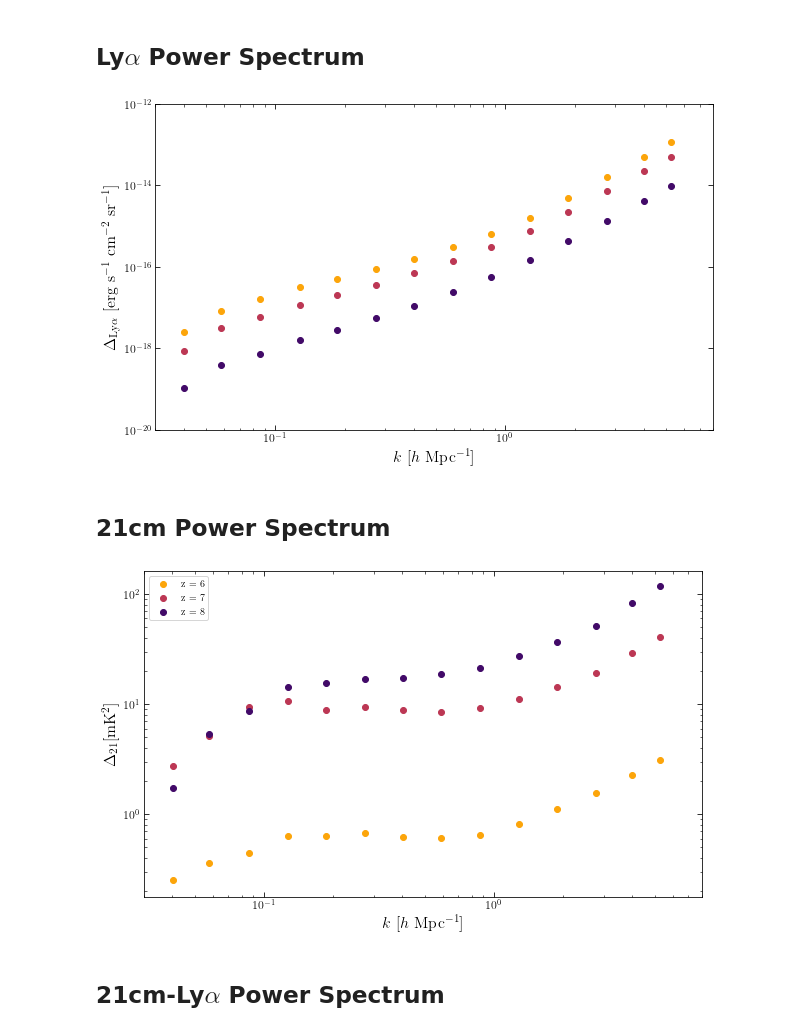
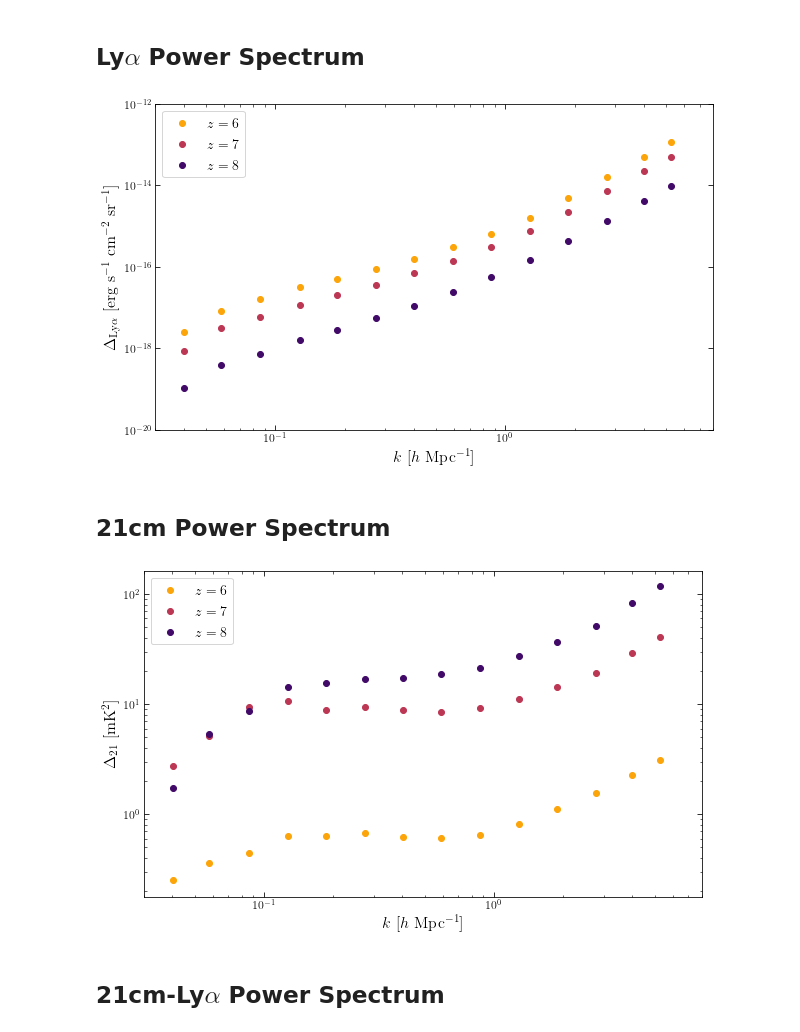
Before and after one commit to tacox5/Senior_Thesis, a Jupyter notebook: notebooks/plots_for_thesis.ipynb, the cells around one changed output. Cells and saved outputs as stored; diff of their text form; code cells hidden in the pictures.

```diff
--- a/notebooks/plots_for_thesis.ipynb
+++ b/notebooks/plots_for_thesis.ipynb
@@ -222,19 +216,20 @@ lya_cube = xcorr.cube_brightness(halo_mass, halo_pos, z)
 ps_8, k = xcorr.dimensional_ps(lya_cube, 200, bins = 14, log_bins = True)
 # %%
 plt.figure(figsize = (10, 6))
-plt.scatter(k, ps_6, color = colors[0])
+plt.scatter(k, ps_6, color = colors[0], label = r'$z = 6$')
 plt.plot(k, ps_6, color = colors[0], alpha = 0.)
-plt.scatter(k, ps_7, color = colors[1])
-plt.scatter(k, ps_8, color = colors[2])
+plt.scatter(k, ps_7, color = colors[1], label = r'$z = 7$')
+plt.scatter(k, ps_8, color = colors[2], label = r'$z = 8$')
 plt.xscale('log')
 plt.yscale('log')
 plt.xlabel('$k$ [$h$ Mpc$^{-1}$]', fontsize = 16)
 plt.ylabel(r'$\Delta_{\rm Ly \alpha}$ [erg s$^{-1}$ cm$^{-2}$ sr$^{-1}$]', fontsize = 16)
 plt.xlim([3e-2, 8])
 plt.ylim([1e-20, 1e-12])
+plt.legend(fontsize = 14)
 plt.savefig('lyman_alpha_pspec.png', dpi = 500, bbox_inches = 'tight', transparent = True)
 # %% [output]
-[figure, old version]
+[figure, new version]
 # %% [markdown]
 ## 21cm Power Spectrum
 # %%
@@ -251,18 +246,18 @@ dT_8 = np.reshape(dT_8, (256, 256, 256))
 ps_21_8, k = xcorr.dimensional_ps(dT_8, 200, bins = 14, log_bins = True)
 # %%
 plt.figure(figsize = (10,6))
-plt.scatter(k, ps_21_6, label = 'z = 6', color = colors[0])
-plt.scatter(k, ps_21_7, label = 'z = 7', color = colors[1])
-plt.scatter(k, ps_21_8, label = 'z = 8', color = colors[2])
+plt.scatter(k, ps_21_6, label = r'$z = 6$', color = colors[0])
+plt.scatter(k, ps_21_7, label = r'$z = 7$', color = colors[1])
+plt.scatter(k, ps_21_8, label = r'$z = 8$', color = colors[2])
 plt.xscale('log')
 plt.yscale('log')
 plt.xlabel('$k$ [$h$ Mpc$^{-1}$]', fontsize = 16)
-plt.ylabel(r'$\Delta_{21}$[mK$^{2}$]', fontsize = 16)
-plt.legend()
+plt.ylabel(r'$\Delta_{21}$ [mK$^{2}$]', fontsize = 16)
+plt.legend(fontsize = 14)
 plt.xlim([3e-2, 8])
 plt.savefig('21cm_power_spectrum.png', dpi = 500, bbox_inches = 'tight', transparent = True)
 # %% [output]
-[figure, old version]
+[figure, new version]
 # %% [markdown]
 ## 21cm-Ly$\alpha$ Power Spectrum
 # %%
```
Also changed, not shown: parts of 8 cells of this notebook, 22 other files.
